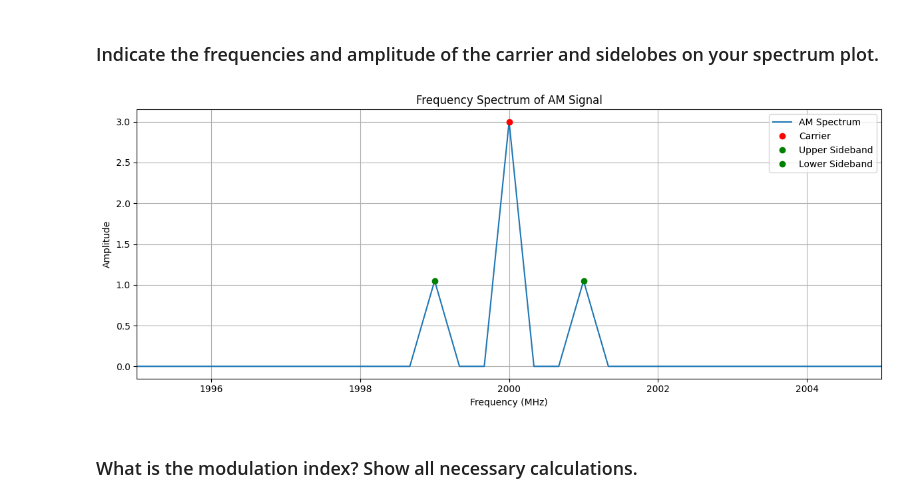
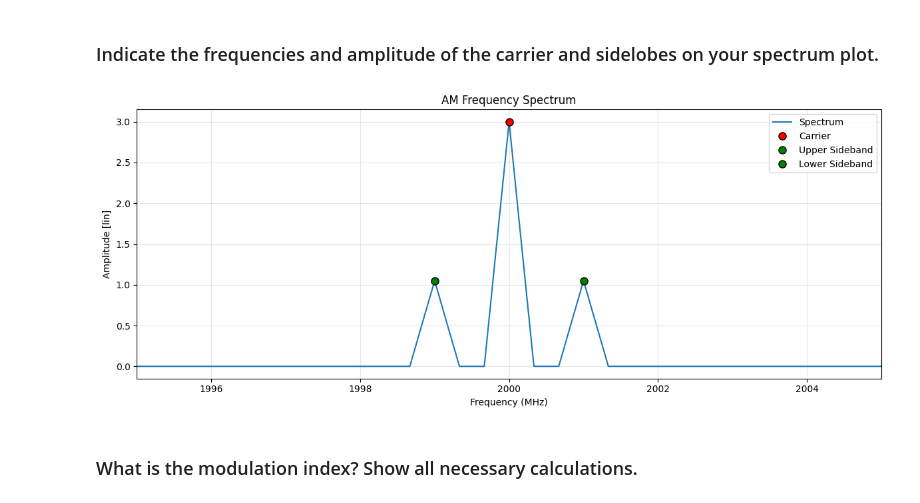
Before and after one commit to NortheLo/Microwave_Eng_Lab, a Jupyter notebook: Lab2_Spectrum_Analysis/Lab2_Preliminary.ipynb, the cells around one changed output. Drawn from its saved outputs; the diff is of its cells as text; code cells hidden in the pictures.

```diff
--- a/Lab2_Spectrum_Analysis/Lab2_Preliminary.ipynb
+++ b/Lab2_Spectrum_Analysis/Lab2_Preliminary.ipynb
@@ -7,2 +8,6 @@ import numpy as np
 from scipy.fft import fft, fftfreq
 import matplotlib.pyplot as plt
+# %%
+lin2db = lambda g: 10 * np.log10(g)
+
+assert 20 == lin2db(100)
@@ -48,38 +153,24 @@ plt.show()
 # %% [markdown]
 ### Indicate the frequencies and amplitude of the carrier and sidelobes on your spectrum plot.
-# %%
-# --- FFT ---
-N = len(t)
-S = fft(s_bp)
-f = fftfreq(N, 1/f_s)
-
-# Keep only positive frequencies
-f_pos = f[f > 0]
-S_pos = 2 / N * np.abs(S[f > 0])  # Normalize amplitude
-
-# --- Plot frequency spectrum ---
-plt.figure(figsize=(12, 5))
-plt.plot(f_pos / 1e6, S_pos, label="AM Spectrum")
-plt.xlabel("Frequency (MHz)")
-plt.ylabel("Amplitude")
-plt.title("Frequency Spectrum of AM Signal")
-plt.grid(True)
-
-# Mark carrier and sidebands
-carrier_idx = np.argmin(np.abs(f_pos - f_c))
-usb_idx = np.argmin(np.abs(f_pos - (f_c + f_m)))
-lsb_idx = np.argmin(np.abs(f_pos - (f_c - f_m)))
-
-plt.plot(f_pos[carrier_idx] / 1e6, S_pos[carrier_idx], 'ro', label="Carrier")
-plt.plot(f_pos[usb_idx] / 1e6, S_pos[usb_idx], 'go', label="Upper Sideband")
-plt.plot(f_pos[lsb_idx] / 1e6, S_pos[lsb_idx], 'go', label="Lower Sideband")
-
-plt.legend()
-plt.xlim((f_c - 5e6) / 1e6, (f_c + 5e6) / 1e6)
-plt.tight_layout()
-plt.show()
-# %% [output]
-[figure, removed]
+# %%
+# --- FFT ---
+N = len(t)
+S = fft(s_bp)
+f = fftfreq(N, 1/f_s)
+
+# Keep only positive frequencies
+f_pos = f[f > 0]
+S_pos = 2 / N * np.abs(S[f > 0])  # Normalize amplitude
+
+
+markers = [
+        {'position': f_c, 'name': 'Carrier', 'color': 'red'},
+        {'position': f_c + f_m, 'name': 'Upper Sideband', 'color': 'green'},
+        {'position': f_c - f_m, 'name': 'Lower Sideband', 'color': 'green'}
+    ]
+plot_spectrum(f_pos, S_pos, title="AM Frequency Spectrum", markers=markers, xlim=(f_c-5e6, f_c+5e6))
+# %% [output]
+[figure, added]
 # %% [markdown]
 ### What is the modulation index? Show all necessary calculations.
 # %%
```
Also changed, not shown: parts of 31 cells of this notebook.
